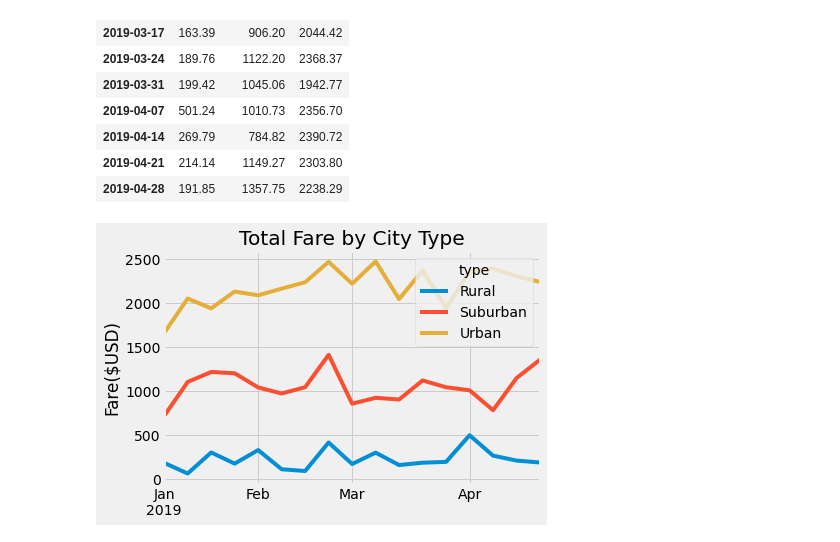
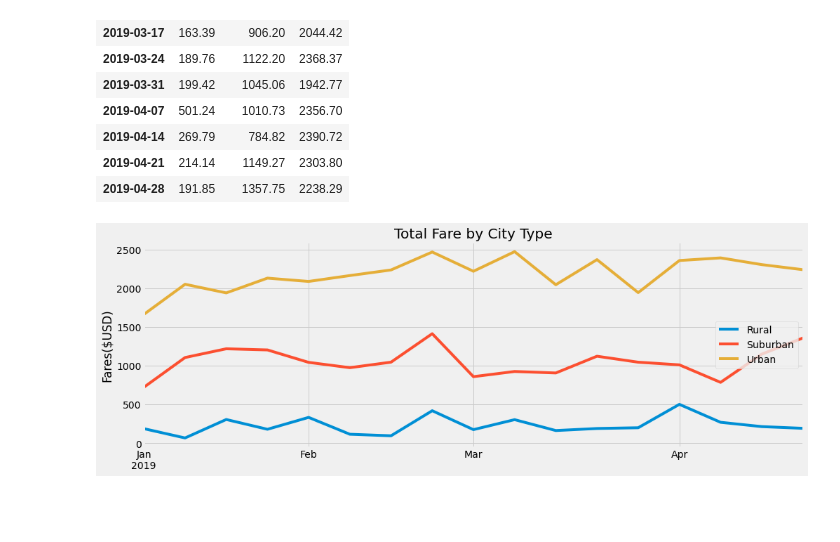
Before and after one commit to W-Kohlbeck/PyBer_Analysis, a Jupyter notebook: PyBer_Challenge.ipynb, the cells around one changed output. Saved outputs shown, nothing was run; the diff lists cells and outputs as text; code cells hidden in the pictures; blank space fills up the shorter version.

```diff
--- a/PyBer_Challenge.ipynb
+++ b/PyBer_Challenge.ipynb
@@ -243,19 +243,23 @@ weekly_fares_by_date
 | 2019-04-28 | 191.85 | 1357.75 | 2238.29 |
 # %%
 # 8. Using the object-oriented interface method, plot the resample DataFrame using the df.plot() function.
-weekly_fares_by_date.plot()
 # Import the style from Matplotlib.
 from matplotlib import style
 # Use the graph style fivethirtyeight.
 style.use('fivethirtyeight')
-# Create labels for the x and y axes.
-plt.ylabel("Fare($USD)")
-plt.xlabel("")
-# Create a title.
-plt.title("Total Fare by City Type")
 
+legend = ["Rural", "Suburban", "Urban"]
+tick_locations = [value for value in weekly_fares_by_date]
+months = ["Jan", "Feb", "Mar", "Apr"]
+fig, ax = plt.subplots(figsize=(15, 5))
+weekly_fares_by_date.plot(ax=ax)
+
+ax.set_title("Total Fare by City Type")
+ax.set_xlabel("")
+ax.set_ylabel("Fares($USD)")
+ax.legend(loc = "best")
 
 # Save Figure
 plt.savefig("analysis/PyBer_fare_summary.png")
 # %% [output]
-[figure, old version]
+[figure, new version]
```
